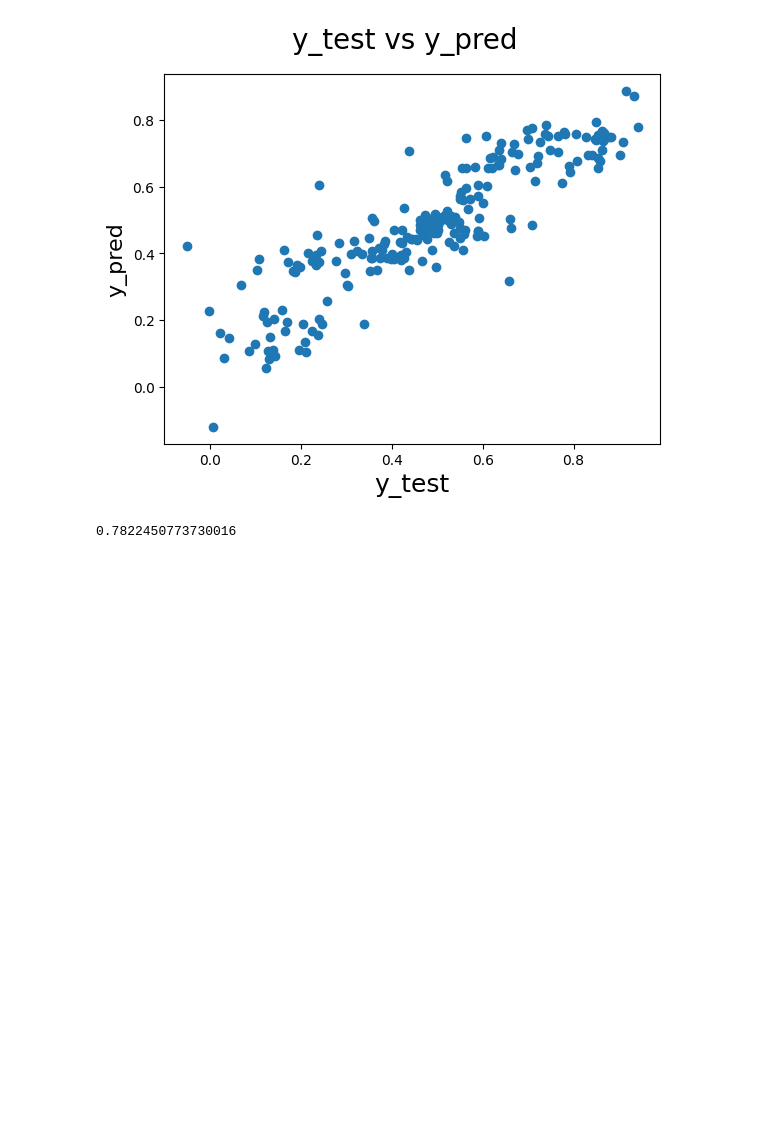
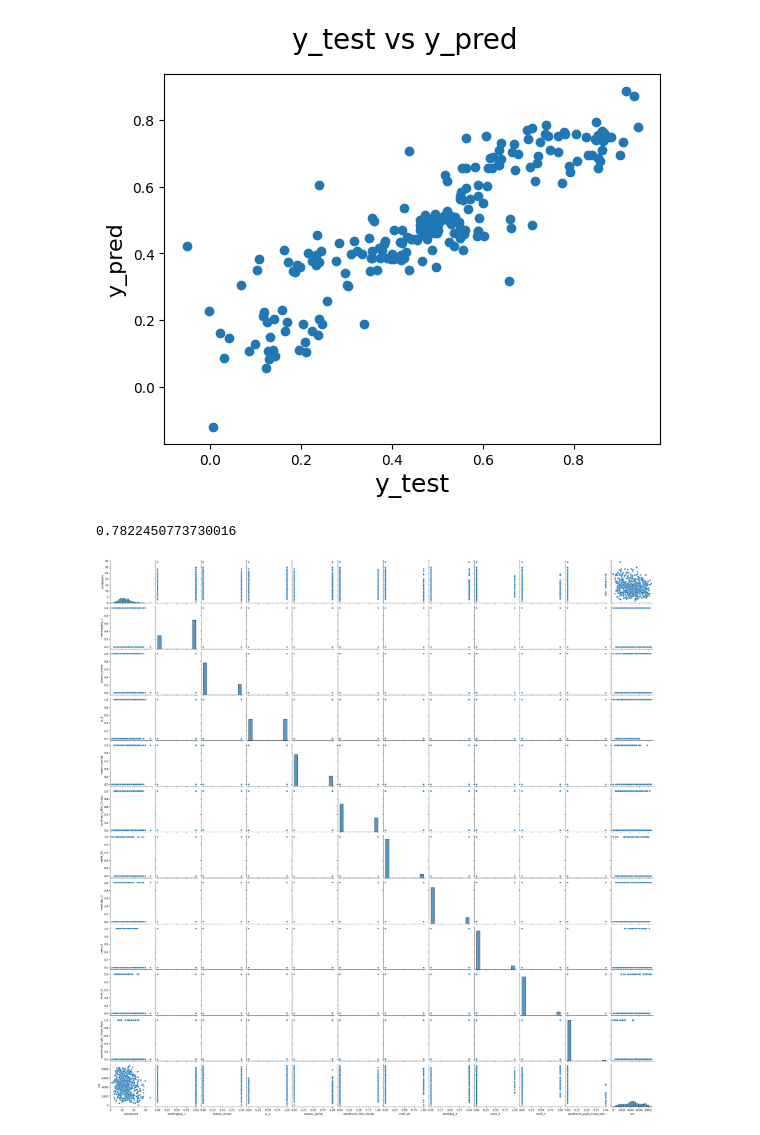
Before and after one commit to thomami244/BikeSharingCaseStudy, a Jupyter notebook: BikeCaseStudy.ipynb, the cells around one changed output. Drawn from its saved outputs; the diff is of its cells as text; code cells hidden in the pictures; blank space fills up the shorter version.

```diff
--- a/BikeCaseStudy.ipynb
+++ b/BikeCaseStudy.ipynb
@@ -745,3 +747,12 @@ from sklearn.metrics import r2_score
 r2_score(y_test, y_pred)
 # %% [output]
 0.7822450773730016
+# %%
+final_columns = ['windspeed', 'workingday_1', 'season_winter', 'yr_1', 'season_spring',
+                 'weathersit_Mist_Cloudy', 'mnth_10', 'weekday_6', 'mnth_5', 'mnth_9',
+                 'weathersit_Light_Snow_Rain', 'cnt']  # Add 'cnt' if it's your target variable
+
+sns.pairplot(df[final_columns])
+plt.show()
+# %% [output]
+[figure, added]
```
Also changed, not shown: parts of 7 cells of this notebook, 1 other file.
